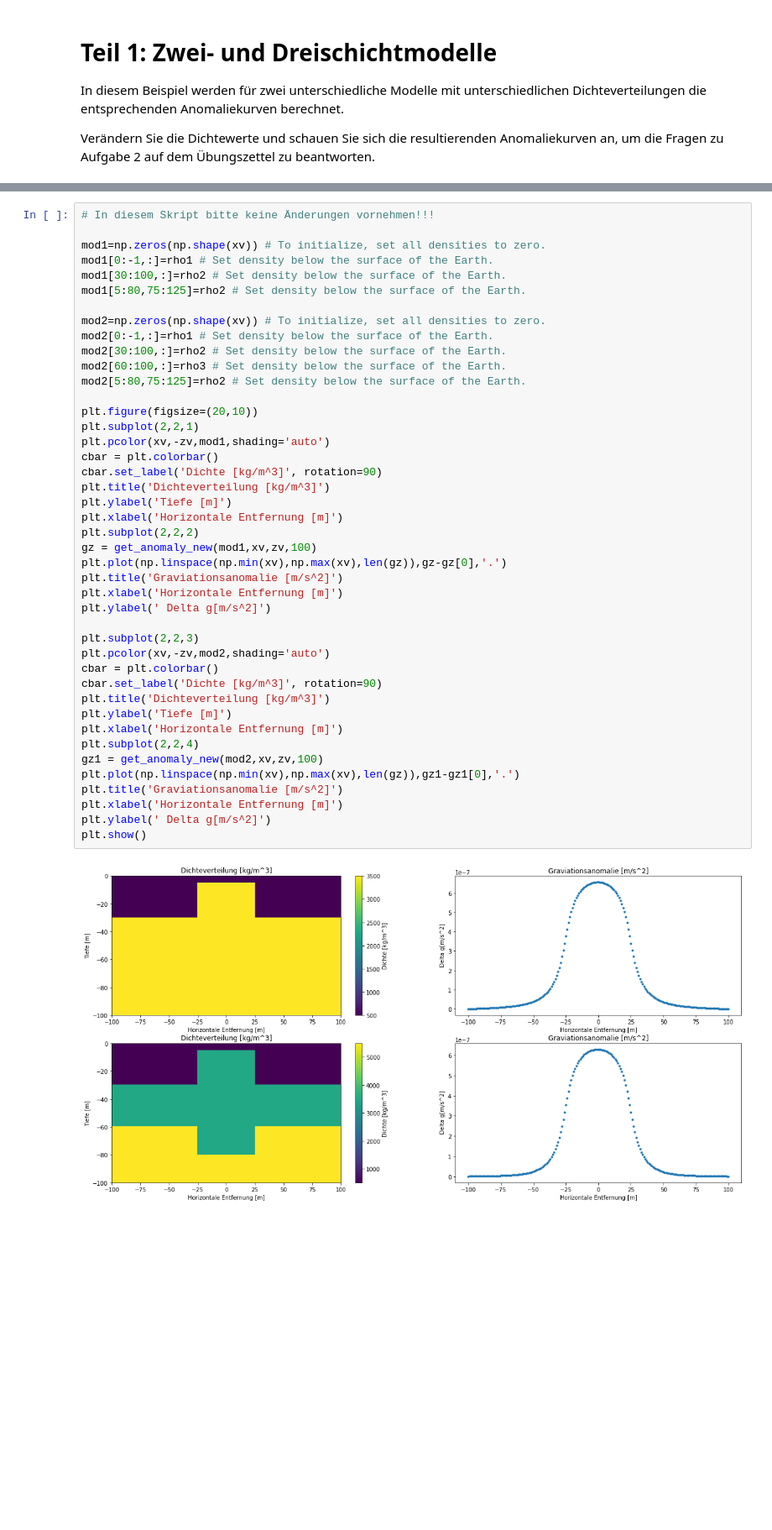
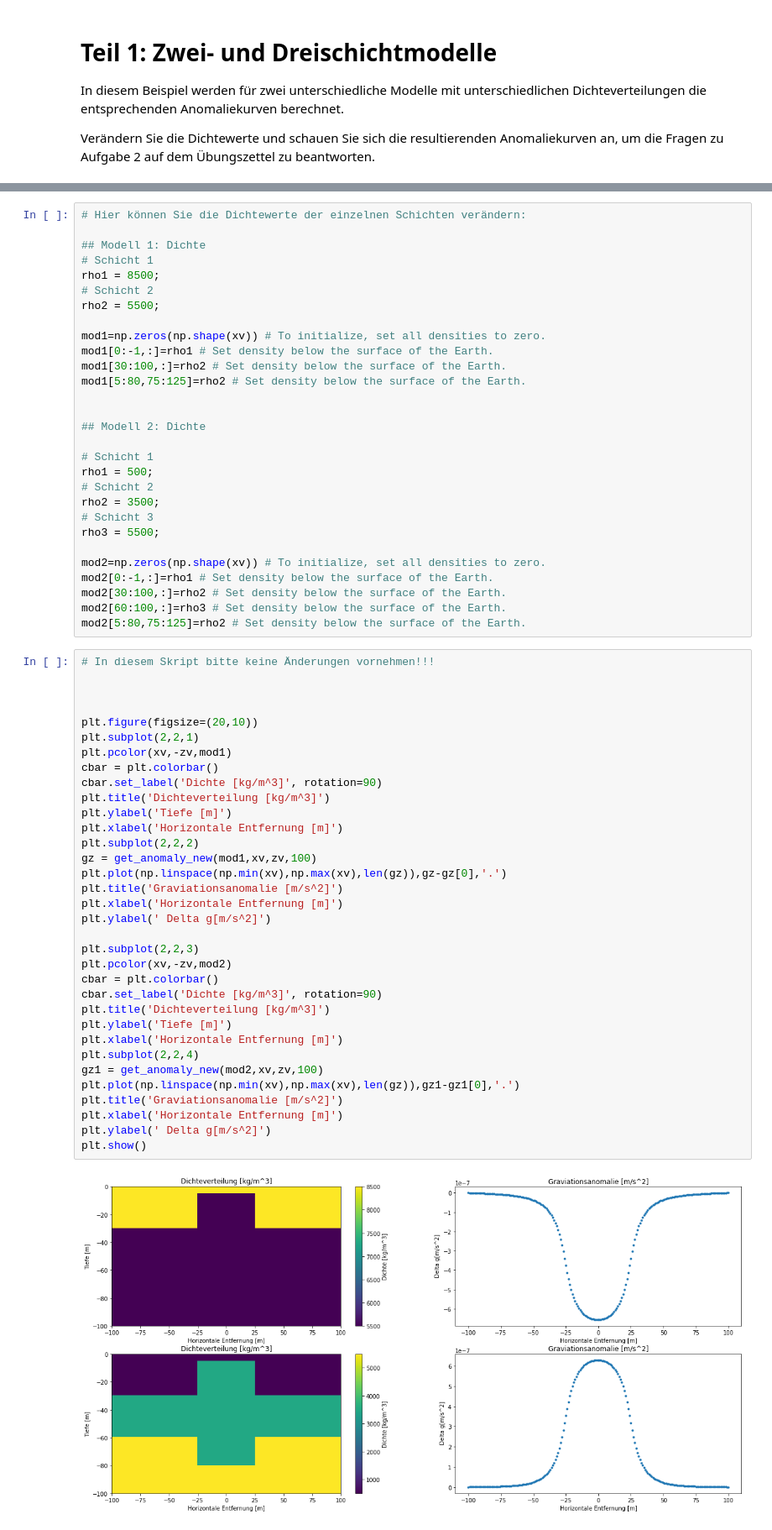
Before and after one commit to StineGoodyear/Lecture_AppliedGeophysics, a Jupyter notebook: Uebung1_Gravimetrie/Ue1_Aufgabe3_und_4.ipynb, the cells around one changed output, grey strips where cells are left out. Shown at 84% size. Cells and saved outputs as stored; diff of their text form; blank space fills up the shorter version.

```diff
--- a/Uebung1_Gravimetrie/Ue1_Aufgabe3_und_4.ipynb
+++ b/Uebung1_Gravimetrie/Ue1_Aufgabe3_und_4.ipynb
@@ -96,48 +79,68 @@ rho3 = 5500;
+# %%
+# Hier können Sie die Dichtewerte der einzelnen Schichten verändern:
+
+## Modell 1: Dichte
+# Schicht 1
+rho1 = 8500;
+# Schicht 2
+rho2 = 5500;
+
+mod1=np.zeros(np.shape(xv)) # To initialize, set all densities to zero.
+mod1[0:-1,:]=rho1 # Set density below the surface of the Earth.
+mod1[30:100,:]=rho2 # Set density below the surface of the Earth.
+mod1[5:80,75:125]=rho2 # Set density below the surface of the Earth.
+
+
+## Modell 2: Dichte
+
+# Schicht 1
+rho1 = 500;
+# Schicht 2
+rho2 = 3500;
+# Schicht 3
+rho3 = 5500;
+
+mod2=np.zeros(np.shape(xv)) # To initialize, set all densities to zero.
+mod2[0:-1,:]=rho1 # Set density below the surface of the Earth.
+mod2[30:100,:]=rho2 # Set density below the surface of the Earth.
+mod2[60:100,:]=rho3 # Set density below the surface of the Earth.
+mod2[5:80,75:125]=rho2 # Set density below the surface of the Earth.
 # %%
 # In diesem Skript bitte keine Änderungen vornehmen!!!
 
-mod1=np.zeros(np.shape(xv)) # To initialize, set all densities to zero.
-mod1[0:-1,:]=rho1 # Set density below the surface of the Earth.
-mod1[30:100,:]=rho2 # Set density below the surface of the Earth.
-mod1[5:80,75:125]=rho2 # Set density below the surface of the Earth.
 
-mod2=np.zeros(np.shape(xv)) # To initialize, set all densities to zero.
-mod2[0:-1,:]=rho1 # Set density below the surface of the Earth.
-mod2[30:100,:]=rho2 # Set density below the surface of the Earth.
-mod2[60:100,:]=rho3 # Set density below the surface of the Earth.
-mod2[5:80,75:125]=rho2 # Set density below the surface of the Earth.
 
 plt.figure(figsize=(20,10))
 plt.subplot(2,2,1)
-plt.pcolor(xv,-zv,mod1,shading='auto')
+plt.pcolor(xv,-zv,mod1)
 cbar = plt.colorbar()
 cbar.set_label('Dichte [kg/m^3]', rotation=90)
 plt.title('Dichteverteilung [kg/m^3]')
 plt.ylabel('Tiefe [m]')
 plt.xlabel('Horizontale Entfernung [m]')
 plt.subplot(2,2,2)
 gz = get_anomaly_new(mod1,xv,zv,100)
 plt.plot(np.linspace(np.min(xv),np.max(xv),len(gz)),gz-gz[0],'.')
 plt.title('Graviationsanomalie [m/s^2]')
 plt.xlabel('Horizontale Entfernung [m]')
 plt.ylabel(' Delta g[m/s^2]')
 
 plt.subplot(2,2,3)
-plt.pcolor(xv,-zv,mod2,shading='auto')
+plt.pcolor(xv,-zv,mod2)
 cbar = plt.colorbar()
 cbar.set_label('Dichte [kg/m^3]', rotation=90)
 plt.title('Dichteverteilung [kg/m^3]')
 plt.ylabel('Tiefe [m]')
 plt.xlabel('Horizontale Entfernung [m]')
 plt.subplot(2,2,4)
 gz1 = get_anomaly_new(mod2,xv,zv,100)
 plt.plot(np.linspace(np.min(xv),np.max(xv),len(gz)),gz1-gz1[0],'.')
 plt.title('Graviationsanomalie [m/s^2]')
 plt.xlabel('Horizontale Entfernung [m]')
 plt.ylabel(' Delta g[m/s^2]')
 plt.show()
 # %% [output]
-[figure, old version]
+[figure, new version]
 # %% [markdown]
 ## Teil 2: Größe und Lage eines Störkörpers
 
```
Also changed, not shown: parts of 3 cells of this notebook.
